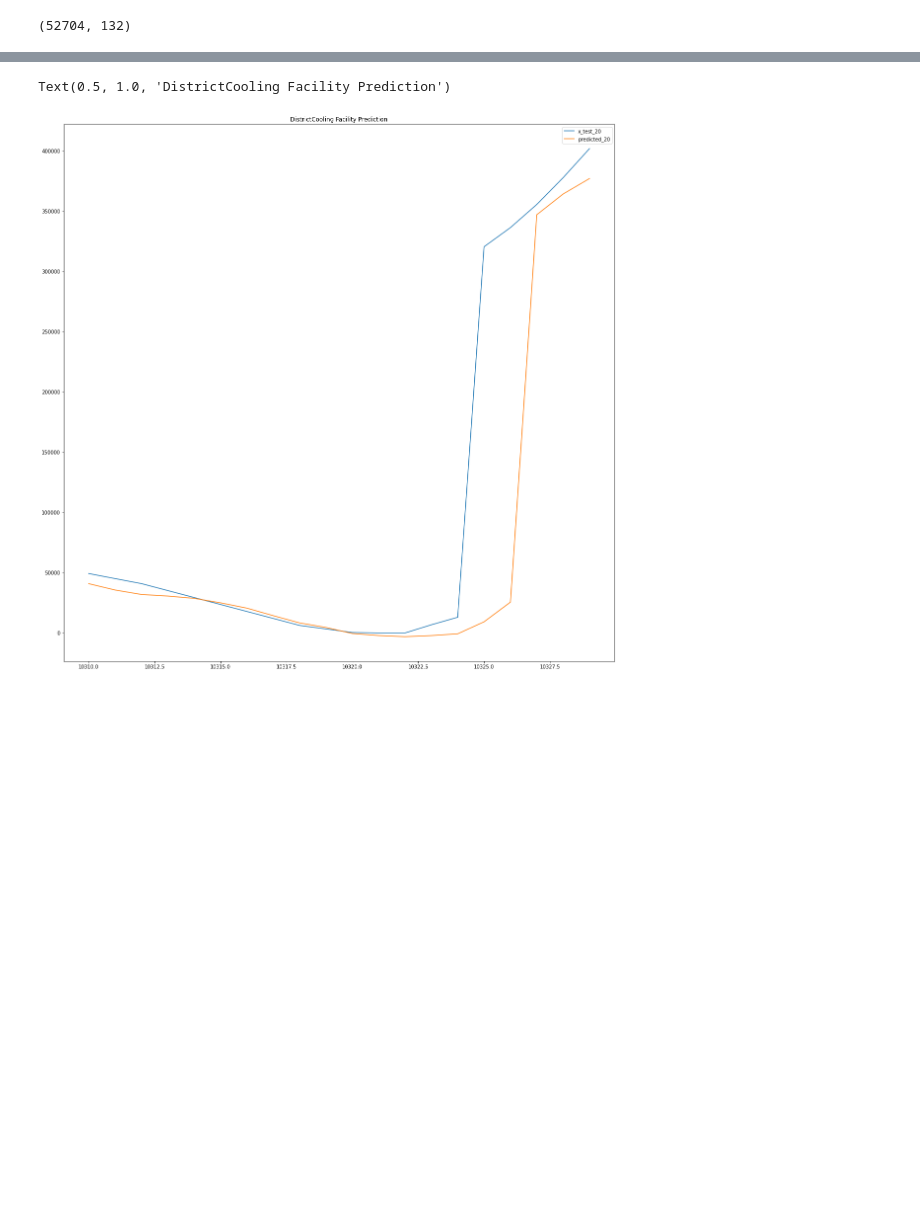
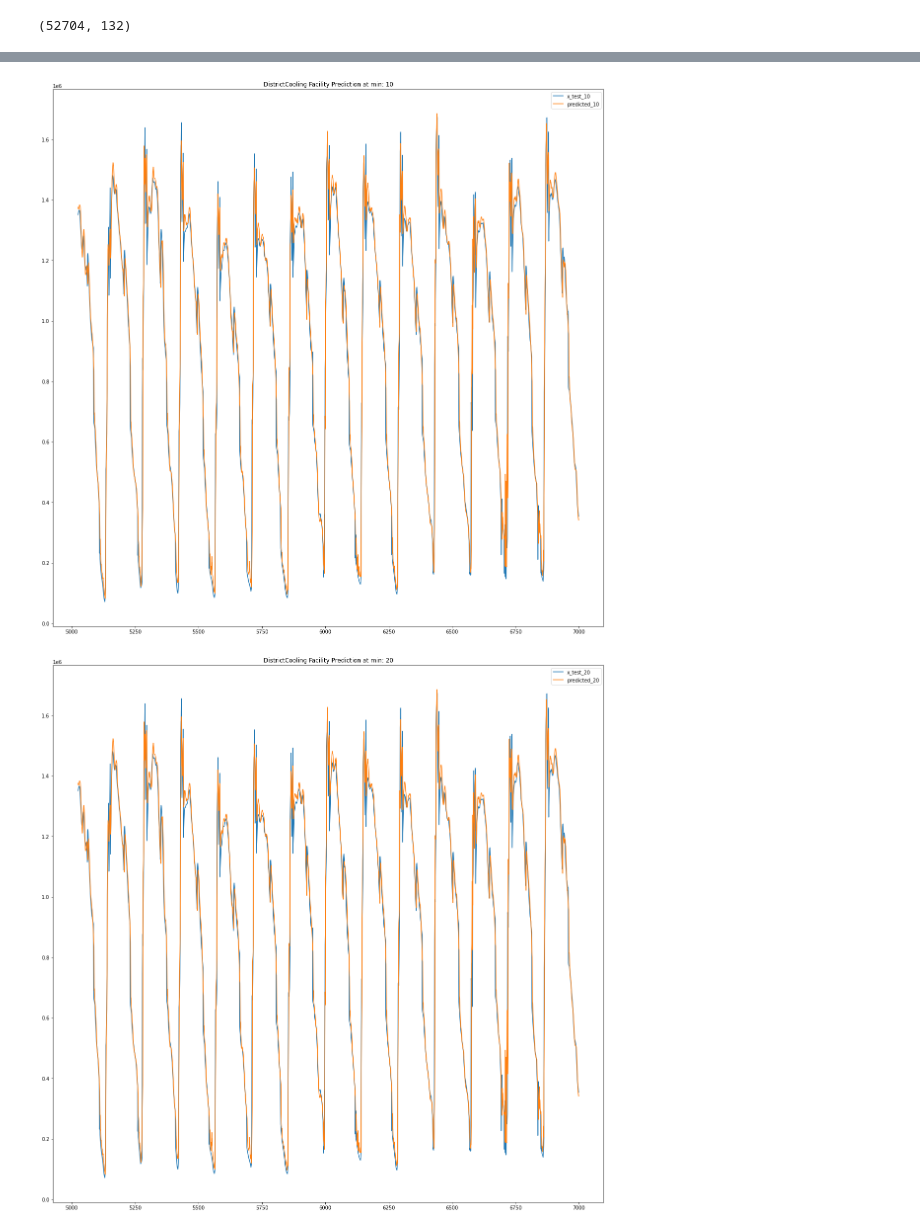
Before and after one commit to bre3760/ictbuilding, a Jupyter notebook: prediction_model/LSTM_proof-CNN.ipynb, the cells around one changed output, grey strips where cells are left out. Cells and saved outputs as stored; diff of their text form; code cells hidden in the pictures; blank space fills up the shorter version.

```diff
--- a/prediction_model/LSTM_proof-CNN.ipynb
+++ b/prediction_model/LSTM_proof-CNN.ipynb
@@ -41,8 +39,8 @@ df2=pd.read_csv('https://raw.githubusercontent.com/bre3760/ictbuilding/dev/data/
 df3=pd.read_csv('https://raw.githubusercontent.com/bre3760/ictbuilding/dev/data/anno3/eplusout/eplusout.csv')
 # %%
 #Set number of timestep to use for prediction and to predict
-n_in = 12
-n_out = 6
+n_in = 6
+n_out = 2
 verbose=False
 # %%
 def changetime(df,year):
@@ -230,6 +228,7 @@ x_test_norm = (x_test-mean)/std
 print("Test set dimension: ",len(x_test))
 
 train_X, train_y = x_train_norm[:, :-n_out],  x_train_norm[:, -n_out:]
+val_X, val_y = x_val_norm[:, :-n_out],  x_val_norm[:, -n_out:]
 test_X, test_y = x_test_norm[:, :-n_out],  x_test_norm[:, -n_out:]
 # %% [output]
 Training set dimension:  52704
@@ -266,6 +265,7 @@ n_seq = 1
 n_steps = 11*(n_in)
 
 train_X = train_X.reshape((train_X.shape[0], n_seq, n_steps, n_features))
+val_X = val_X.reshape((val_X.shape[0], n_seq, n_steps, n_features))
 test_X = test_X.reshape((test_X.shape[0], n_seq, n_steps, n_features))
 
 #Define Model
@@ -290,5 +290,5 @@ Non-trainable params: 0
 _________________________________________________________________
 None
 # %%
-history = model.fit(train_X, train_y, epochs=100, batch_size=30, validation_data=(test_X, test_y), verbose=1)
+history = model.fit(train_X, train_y, epochs=15, batch_size=30, validation_data=(val_X, val_y), verbose=1)
 # %% [output]
@@ -339,22 +354,18 @@ test.head()
 # %%
-plt.figure(figsize=(20,20))
-plot_test = test_y.copy()
+
+for i in range(n_out):
+
+    plt.figure(figsize=(20,20))
 #plot_test.reset_index(inplace=True,drop=True)
-plt.plot(test[1][5025:7000],label='x_test_20')
-plt.plot(pred_df[1][5025:7000],label='predicted_20')
-plt.legend()
-plt.title("DistrictCooling Facility Prediction")
+    plt.plot(test[1][5025:7000],label='x_test_'+str((i+1)*10))
+    plt.plot(pred_df[1][5025:7000],label='predicted_'+str((i+1)*10))
+    plt.legend()
+    plt.title("DistrictCooling Facility Prediction at min: "+ str((i+1)*10))
 #print(plot_test[4:])
 #print(pred_df[0:8])
 #plot_test.reset_index(inplace=True,drop=True)
 #print(plot_t.shape)
 #print(pred_df.shape)
-plt.figure(figsize=(20,20))
-
-plt.plot(test[0][5025:7000],label='x_test_10')
-plt.plot(pred_df[0][5025:7000],label='predicted_10')
-plt.legend()
-plt.title("DistrictCooling Facility Prediction")
 # %% [output]
-Text(0.5, 1.0, 'DistrictCooling Facility Prediction')
-[figure, old version]
+[figure, new version]
+[figure, added]
```
Also changed, not shown: parts of 13 cells of this notebook.
